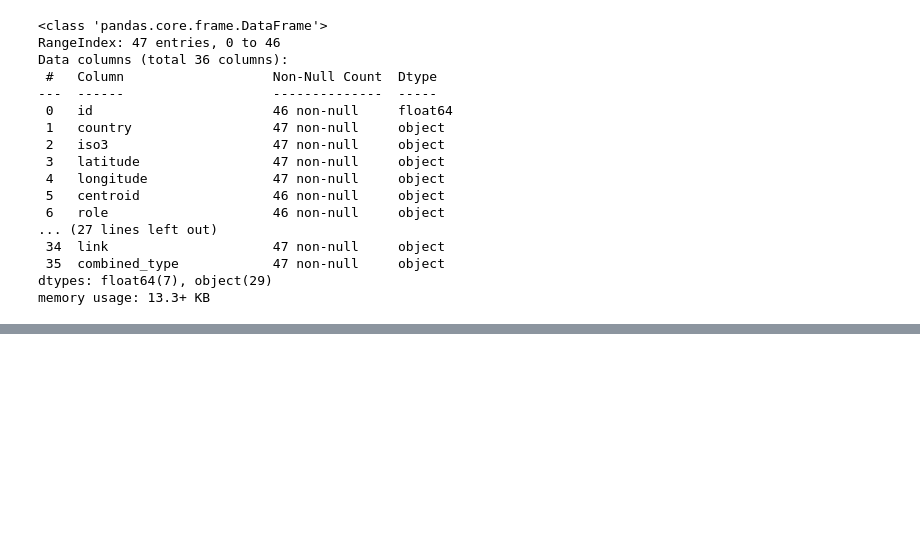
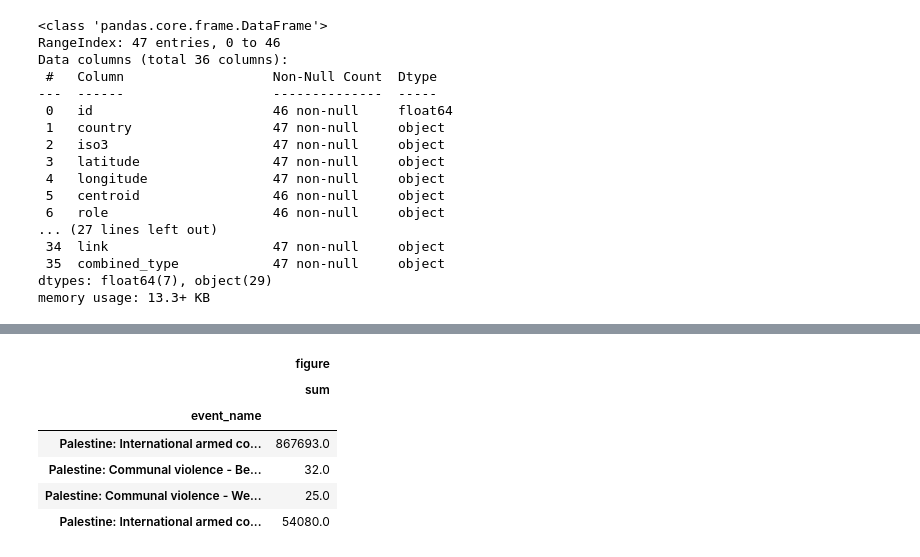
Before and after one commit to Ezekiat/formation, a Jupyter notebook: Untitled Folder/form1.ipynb, the cells around one changed output, grey strips where cells are left out. Saved outputs shown, nothing was run; the diff lists cells and outputs as text; code cells hidden in the pictures; blank space fills up the shorter version.

```diff
--- a/Untitled Folder/form1.ipynb
+++ b/Untitled Folder/form1.ipynb
@@ -91,0 +119,10 @@ df = df[[]]
+# %%
+df_grouper
+# %% [output]
+|  | figure |
+|  | sum |
+| event_name |  |
+| Palestine: International armed co... | 867693.0 |
+| Palestine: Communal violence - Be... | 32.0 |
+| Palestine: Communal violence - We... | 25.0 |
+| Palestine: International armed co... | 54080.0 |
```
Also changed, not shown: parts of 19 cells of this notebook, 3 other files.
